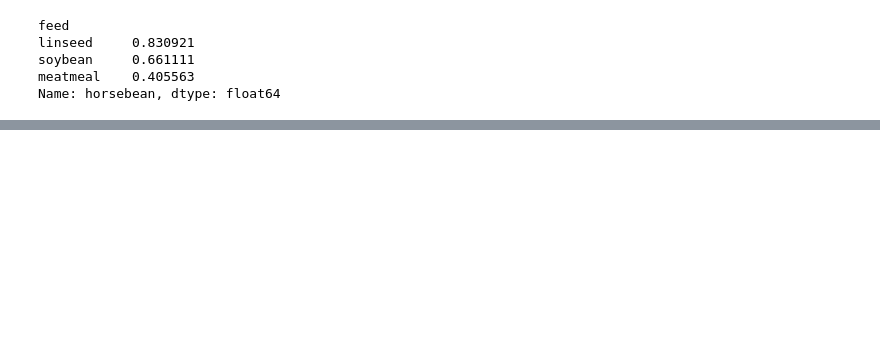
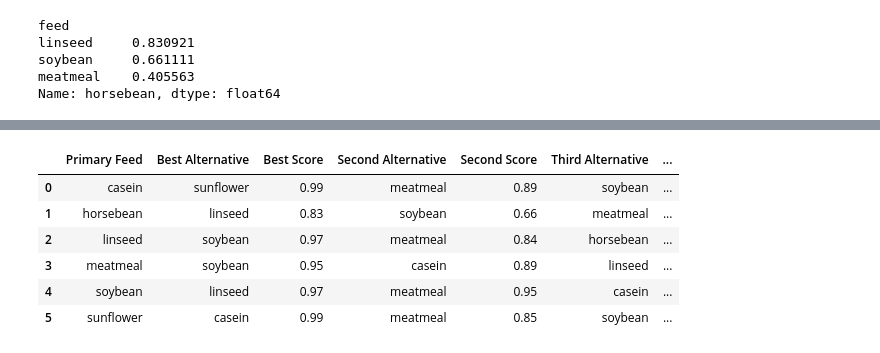
Before and after one commit to pkiar/Data-Science-Classification-Recommendation-systems-and-Clustering., a Jupyter notebook: Recommendation_System/Chickwts.ipynb, the cells around one changed output, grey strips where cells are left out. Saved outputs shown, nothing was run; the diff lists cells and outputs as text; code cells hidden in the pictures; blank space fills up the shorter version.

```diff
--- a/Recommendation_System/Chickwts.ipynb
+++ b/Recommendation_System/Chickwts.ipynb
@@ -222,0 +364,74 @@ Name: horsebean, dtype: float64
+# %%
+# Feed recommendation data
+recommendations = {
+    'Primary Feed': [
+        'casein',
+        'horsebean',
+        'linseed',
+        'meatmeal',
+        'soybean',
+        'sunflower'
+    ],
+    'Best Alternative': [
+        'sunflower',
+        'linseed',
+        'soybean',
+        'soybean',
+        'linseed',
+        'casein'
+    ],
+    'Best Score': [
+        0.99,
+        0.83,
+        0.97,
+        0.95,
+        0.97,
+        0.99
+    ],
+    'Second Alternative': [
+        'meatmeal',
+        'soybean',
+        'meatmeal',
+        'casein',
+        'meatmeal',
+        'meatmeal'
+    ],
+    'Second Score': [
+        0.89,
+        0.66,
+        0.84,
+        0.89,
+        0.95,
+        0.85
+    ],
+    'Third Alternative': [
+        'soybean',
+        'meatmeal',
+        'horsebean',
+        'linseed',
+        'casein',
+        'soybean'
+    ],
+    'Third Score': [
+        0.71,
+        0.41,
+        0.83,
+        0.84,
+        0.71,
+        0.65
+    ]
+}
+
+# Create DataFrame
+recommendation_table = pd.DataFrame(recommendations)
+
+# Display table
+recommendation_table
+# %% [output]
+|  | Primary Feed | Best Alternative | Best Score | Second Alternative | Second Score | Third Alternative | ... |
+| 0 | casein | sunflower | 0.99 | meatmeal | 0.89 | soybean | ... |
+| 1 | horsebean | linseed | 0.83 | soybean | 0.66 | meatmeal | ... |
+| 2 | linseed | soybean | 0.97 | meatmeal | 0.84 | horsebean | ... |
+| 3 | meatmeal | soybean | 0.95 | casein | 0.89 | linseed | ... |
+| 4 | soybean | linseed | 0.97 | meatmeal | 0.95 | casein | ... |
+| 5 | sunflower | casein | 0.99 | meatmeal | 0.85 | soybean | ... |
```
Also changed, not shown: parts of 47 cells of this notebook, 1 other file.
